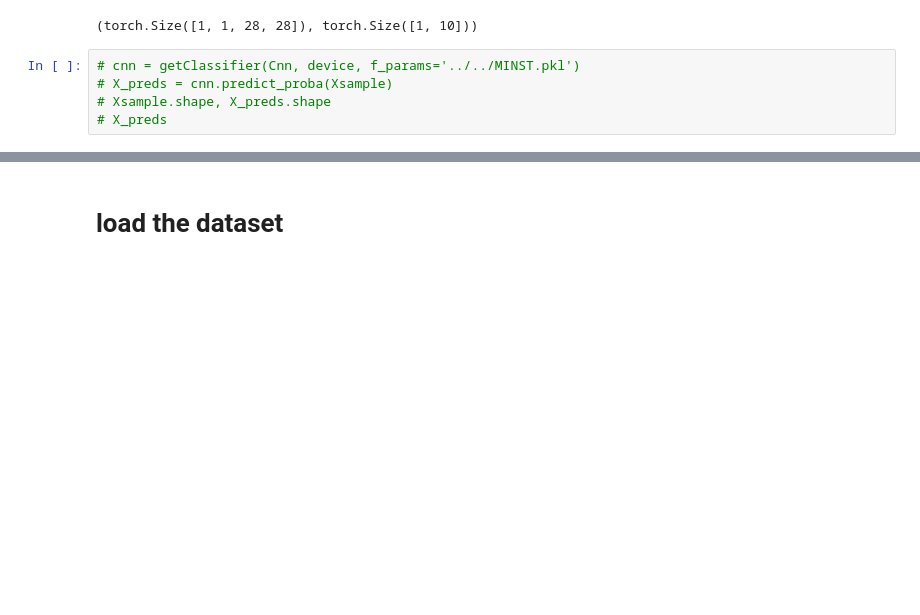
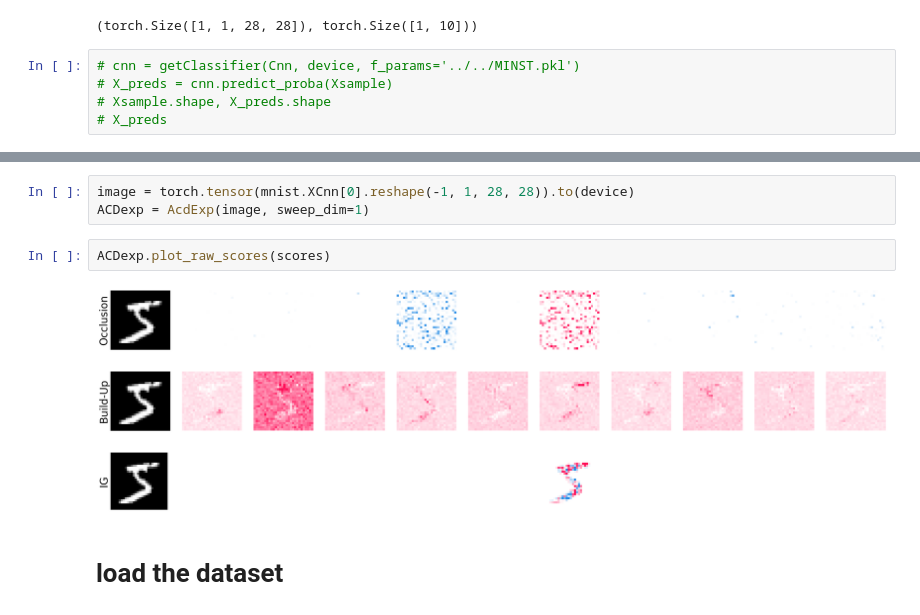
Before and after one commit to Shaun-Z/BHEM, a Jupyter notebook: model/explanation/acd_exp.ipynb, the cells around one changed output, grey strips where cells are left out. Saved outputs shown, nothing was run; the diff lists cells and outputs as text; blank space fills up the shorter version.

```diff
--- a/model/explanation/acd_exp.ipynb
+++ b/model/explanation/acd_exp.ipynb
@@ -130,6 +164,15 @@ class AcdExp:
             #     divider = make_axes_locatable(plt.gca())
             #     cax = divider.append_axes("right", size="2%", pad=0.05)
             #     plt.colorbar(p, cax=cax)
+# %%
+image = torch.tensor(mnist.XCnn[0].reshape(-1, 1, 28, 28)).to(device)
+ACDexp = AcdExp(image, sweep_dim=1)
+# %%
+ACDexp.plot_raw_scores(scores)
+# %% [output]
+[figure, added]
+[figure, added]
+[figure, added]
 # %% [markdown]
 # load the dataset
 # %%
```
Also changed, not shown: parts of 4 cells of this notebook, 3 other files.
